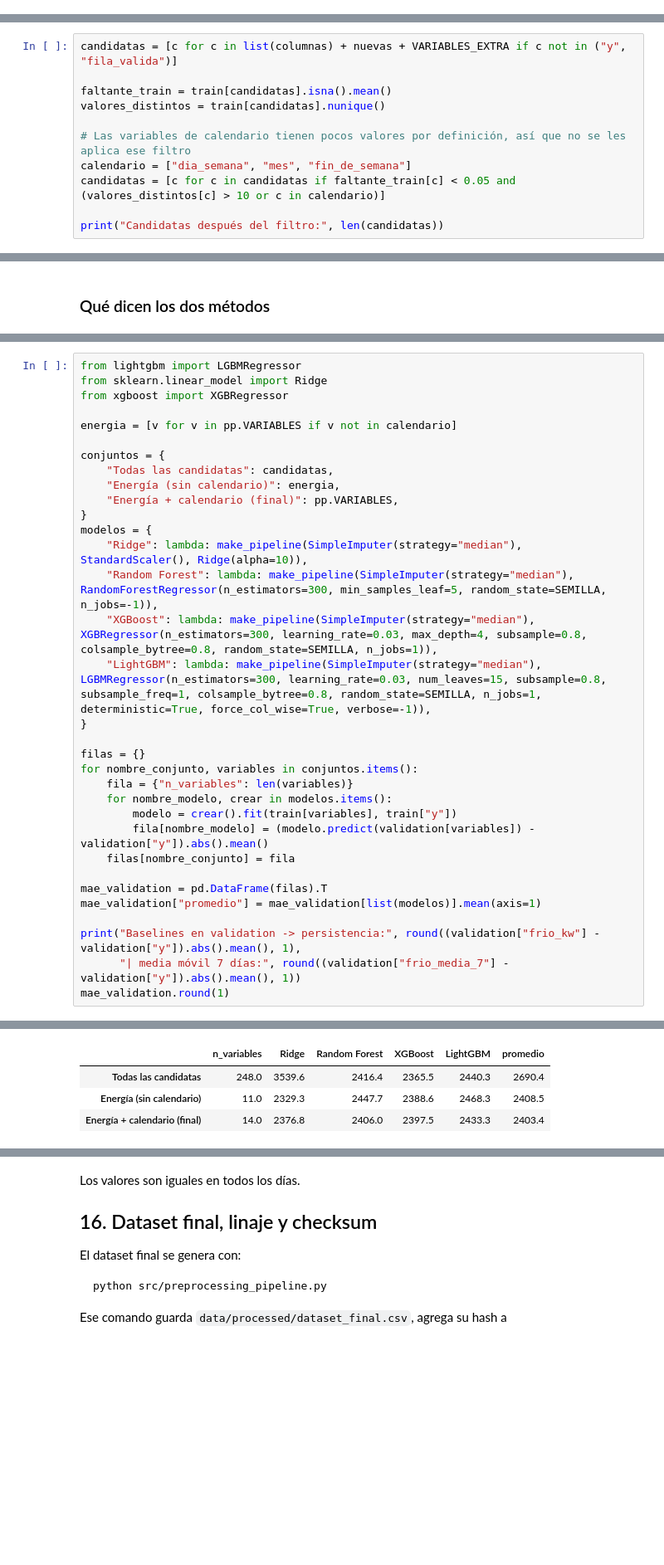
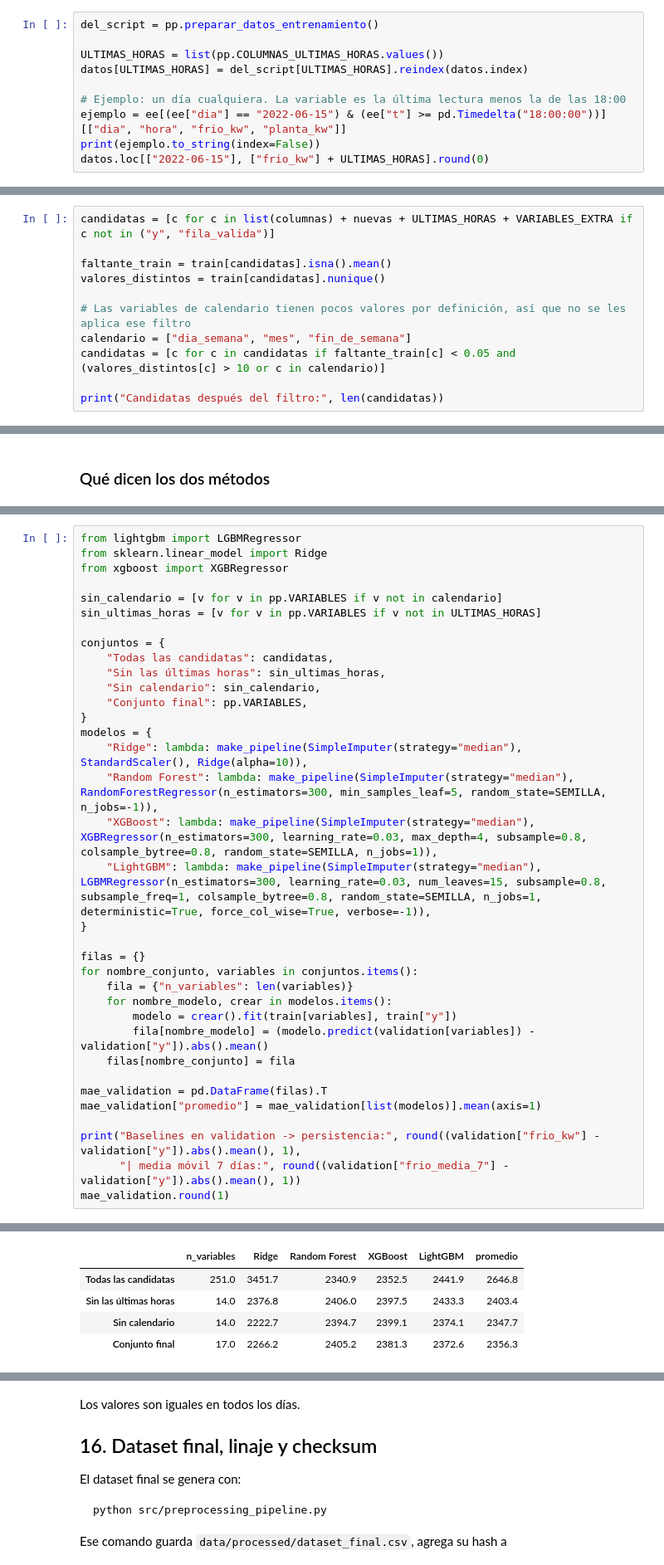
Before and after one commit to franbaudra/cervecera, a Jupyter notebook: notebooks/preprocesamiento.ipynb, the cells around one changed output, grey strips where cells are left out. Shown at 83% size. Saved outputs shown, nothing was run; the diff lists cells and outputs as text; blank space fills up the shorter version.

```diff
--- a/notebooks/preprocesamiento.ipynb
+++ b/notebooks/preprocesamiento.ipynb
@@ -1261,0 +1270,10 @@ Además probamos otras variables para que compitan en la selección: lags, la di
+# %%
+del_script = pp.preparar_datos_entrenamiento()
+
+ULTIMAS_HORAS = list(pp.COLUMNAS_ULTIMAS_HORAS.values())
+datos[ULTIMAS_HORAS] = del_script[ULTIMAS_HORAS].reindex(datos.index)
+
+# Ejemplo: un día cualquiera. La variable es la última lectura menos la de las 18:00
+ejemplo = ee[(ee["dia"] == "2022-06-15") & (ee["t"] >= pd.Timedelta("18:00:00"))][["dia", "hora", "frio_kw", "planta_kw"]]
+print(ejemplo.to_string(index=False))
+datos.loc[["2022-06-15"], ["frio_kw"] + ULTIMAS_HORAS].round(0)
@@ -1318,7 +1348,7 @@ De las casi 300 columnas sacamos las que no sirven sin mirar el target (selecci
 - Las que tienen más de 5% de faltantes en train. Son los bloques largos y los KPI que dejamos vacíos en la sección 6.
 - Las que casi no varían (10 valores distintos o menos): una columna que no cambia no puede explicar cambios en el consumo.
 # %%
-candidatas = [c for c in list(columnas) + nuevas + VARIABLES_EXTRA if c not in ("y", "fila_valida")]
+candidatas = [c for c in list(columnas) + nuevas + ULTIMAS_HORAS + VARIABLES_EXTRA if c not in ("y", "fila_valida")]
 
 faltante_train = train[candidatas].isna().mean()
 valores_distintos = train[candidatas].nunique()
@@ -1480,38 +1512,41 @@ from lightgbm import LGBMRegressor
 from sklearn.linear_model import Ridge
 from xgboost import XGBRegressor
 
-energia = [v for v in pp.VARIABLES if v not in calendario]
+sin_calendario = [v for v in pp.VARIABLES if v not in calendario]
+sin_ultimas_horas = [v for v in pp.VARIABLES if v not in ULTIMAS_HORAS]
 
 conjuntos = {
     "Todas las candidatas": candidatas,
-    "Energía (sin calendario)": energia,
-    "Energía + calendario (final)": pp.VARIABLES,
+    "Sin las últimas horas": sin_ultimas_horas,
+    "Sin calendario": sin_calendario,
+    "Conjunto final": pp.VARIABLES,
 }
 modelos = {
     "Ridge": lambda: make_pipeline(SimpleImputer(strategy="median"), StandardScaler(), Ridge(alpha=10)),
     "Random Forest": lambda: make_pipeline(SimpleImputer(strategy="median"), RandomForestRegressor(n_estimators=300, min_samples_leaf=5, random_state=SEMILLA, n_jobs=-1)),
     "XGBoost": lambda: make_pipeline(SimpleImputer(strategy="median"), XGBRegressor(n_estimators=300, learning_rate=0.03, max_depth=4, subsample=0.8, colsample_bytree=0.8, random_state=SEMILLA, n_jobs=1)),
     "LightGBM": lambda: make_pipeline(SimpleImputer(strategy="median"), LGBMRegressor(n_estimators=300, learning_rate=0.03, num_leaves=15, subsample=0.8, subsample_freq=1, colsample_bytree=0.8, random_state=SEMILLA, n_jobs=1, deterministic=True, force_col_wise=True, verbose=-1)),
 }
 
 filas = {}
 for nombre_conjunto, variables in conjuntos.items():
     fila = {"n_variables": len(variables)}
     for nombre_modelo, crear in modelos.items():
         modelo = crear().fit(train[variables], train["y"])
         fila[nombre_modelo] = (modelo.predict(validation[variables]) - validation["y"]).abs().mean()
     filas[nombre_conjunto] = fila
 
 mae_validation = pd.DataFrame(filas).T
 mae_validation["promedio"] = mae_validation[list(modelos)].mean(axis=1)
 
 print("Baselines en validation -> persistencia:", round((validation["frio_kw"] - validation["y"]).abs().mean(), 1),
       "| media móvil 7 días:", round((validation["frio_media_7"] - validation["y"]).abs().mean(), 1))
 mae_validation.round(1)
 # %% [output]
 Baselines en validation -> persistencia: 2863.7 | media móvil 7 días: 2583.0
 |  | n_variables | Ridge | Random Forest | XGBoost | LightGBM | promedio |
-| Todas las candidatas | 248.0 | 3539.6 | 2416.4 | 2365.5 | 2440.3 | 2690.4 |
-| Energía (sin calendario) | 11.0 | 2329.3 | 2447.7 | 2388.6 | 2468.3 | 2408.5 |
-| Energía + calendario (final) | 14.0 | 2376.8 | 2406.0 | 2397.5 | 2433.3 | 2403.4 |
+| Todas las candidatas | 251.0 | 3451.7 | 2340.9 | 2352.5 | 2441.9 | 2646.8 |
+| Sin las últimas horas | 14.0 | 2376.8 | 2406.0 | 2397.5 | 2433.3 | 2403.4 |
+| Sin calendario | 14.0 | 2222.7 | 2394.7 | 2399.1 | 2374.1 | 2347.7 |
+| Conjunto final | 17.0 | 2266.2 | 2405.2 | 2381.3 | 2372.6 | 2356.3 |
 # %% [markdown]
```
Also changed, not shown: parts of 13 cells of this notebook, 8 other files.
